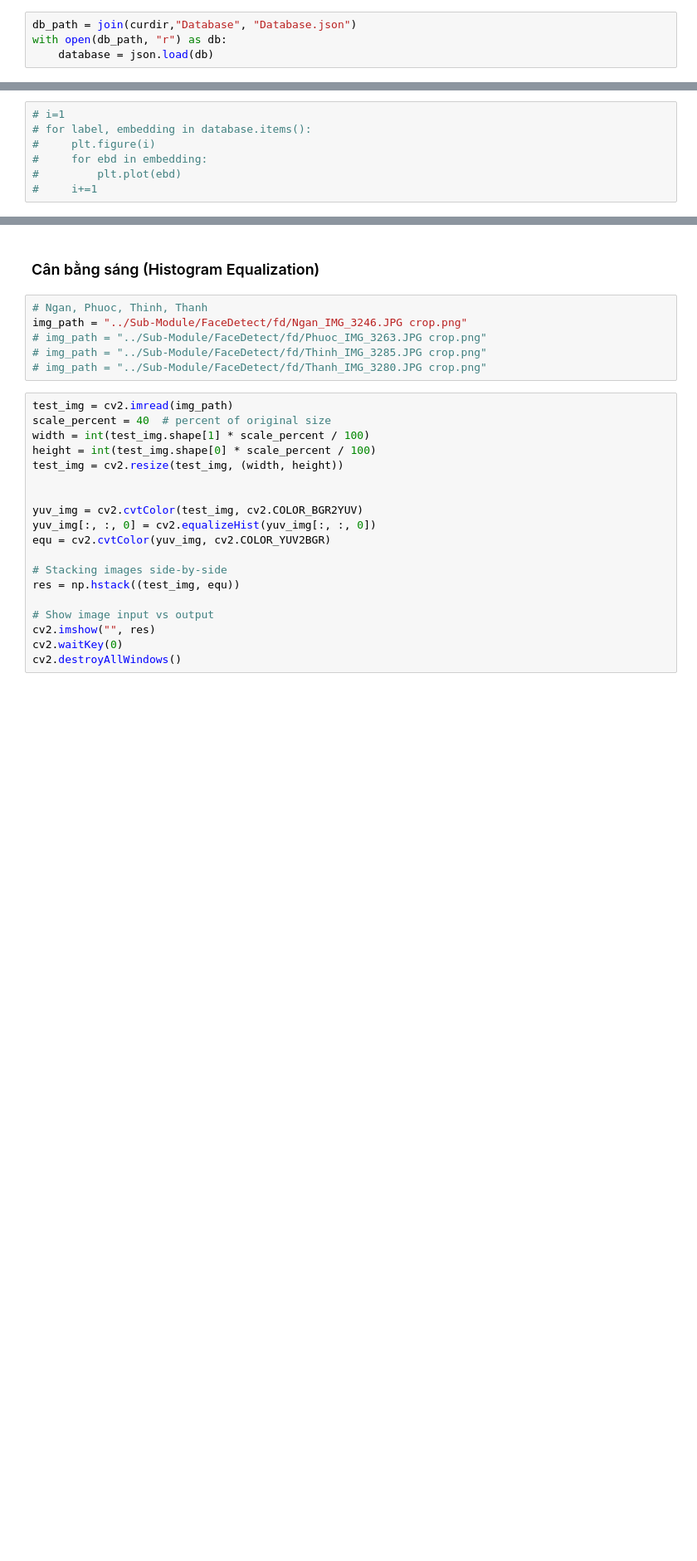
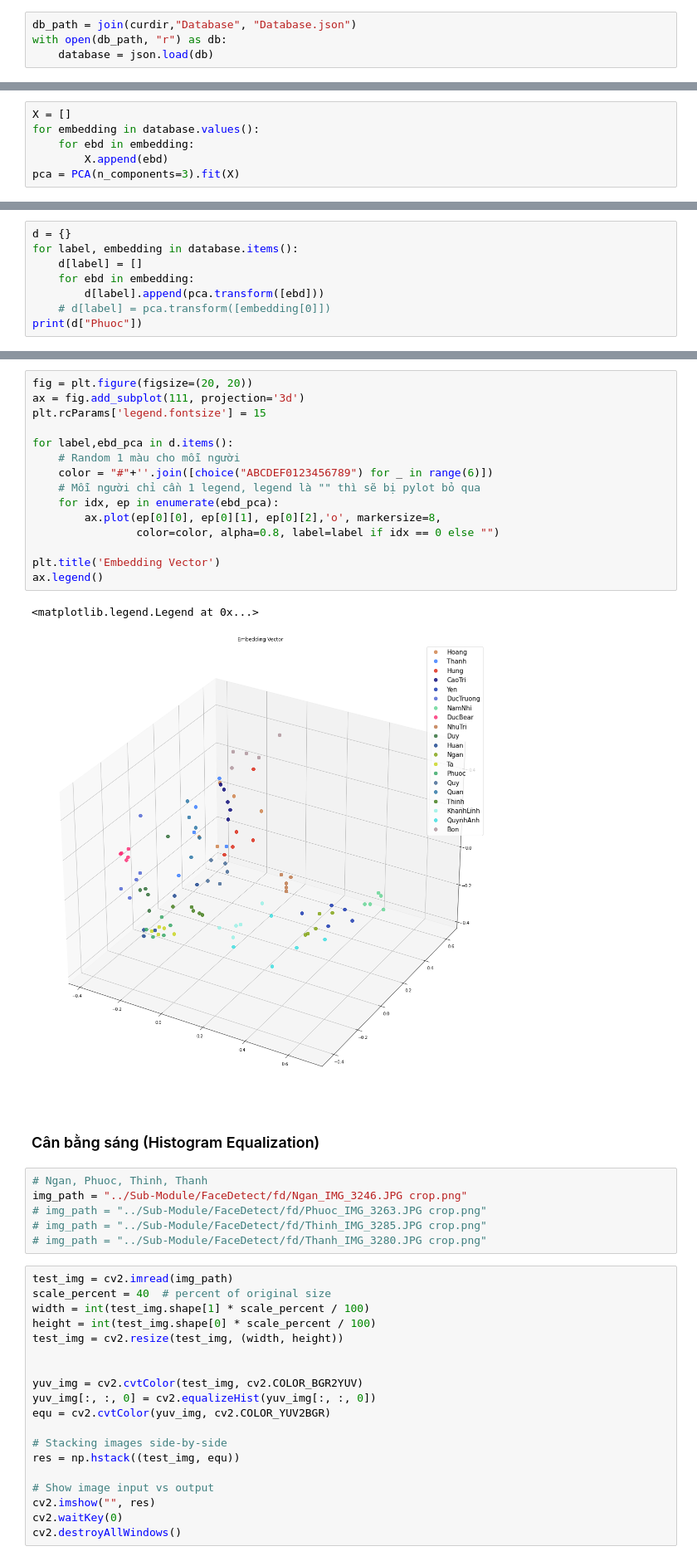
Before and after one commit to phuocleoceo/Face-Recognition, a Jupyter notebook: Visualize.ipynb, the cells around one changed output, grey strips where cells are left out. Shown: that part at 83% size. Saved outputs shown, nothing was run; the diff lists cells and outputs as text; blank space fills up the shorter version.

Commit message:
PCA Visualize

```diff
--- a/Visualize.ipynb
+++ b/Visualize.ipynb
@@ -14,7 +20,6 @@ with open(db_path, "r") as db:
 # %%
-# i=1
-# for label, embedding in database.items():
-#     plt.figure(i)
-#     for ebd in embedding:
-#         plt.plot(ebd)
-#     i+=1
+X = []
+for embedding in database.values():
+    for ebd in embedding:
+        X.append(ebd)
+pca = PCA(n_components=3).fit(X)
@@ -20,0 +28,8 @@ with open(db_path, "r") as db:
+# %%
+d = {}
+for label, embedding in database.items():
+    d[label] = []
+    for ebd in embedding:
+        d[label].append(pca.transform([ebd]))
+    # d[label] = pca.transform([embedding[0]])
+print(d["Phuoc"])
@@ -21,3 +40,21 @@ with open(db_path, "r") as db:
+# %%
+fig = plt.figure(figsize=(20, 20))
+ax = fig.add_subplot(111, projection='3d')
+plt.rcParams['legend.fontsize'] = 15
+
+for label,ebd_pca in d.items():
+    # Random 1 màu cho mỗi người
+    color = "#"+''.join([choice("ABCDEF0123456789") for _ in range(6)])
+    # Mỗi người chỉ cần 1 legend, legend là "" thì sẽ bị pylot bỏ qua
+    for idx, ep in enumerate(ebd_pca):
+        ax.plot(ep[0][0], ep[0][1], ep[0][2],'o', markersize=8,
+                color=color, alpha=0.8, label=label if idx == 0 else "")
+
+plt.title('Embedding Vector')
+ax.legend()
+# %% [output]
+<matplotlib.legend.Legend at 0x...>
+[figure, added]
 # %% [markdown]
 ### Cân bằng sáng (Histogram Equalization)
 # %%
```
Also changed, not shown: parts of 7 cells of this notebook, 1 other file.
